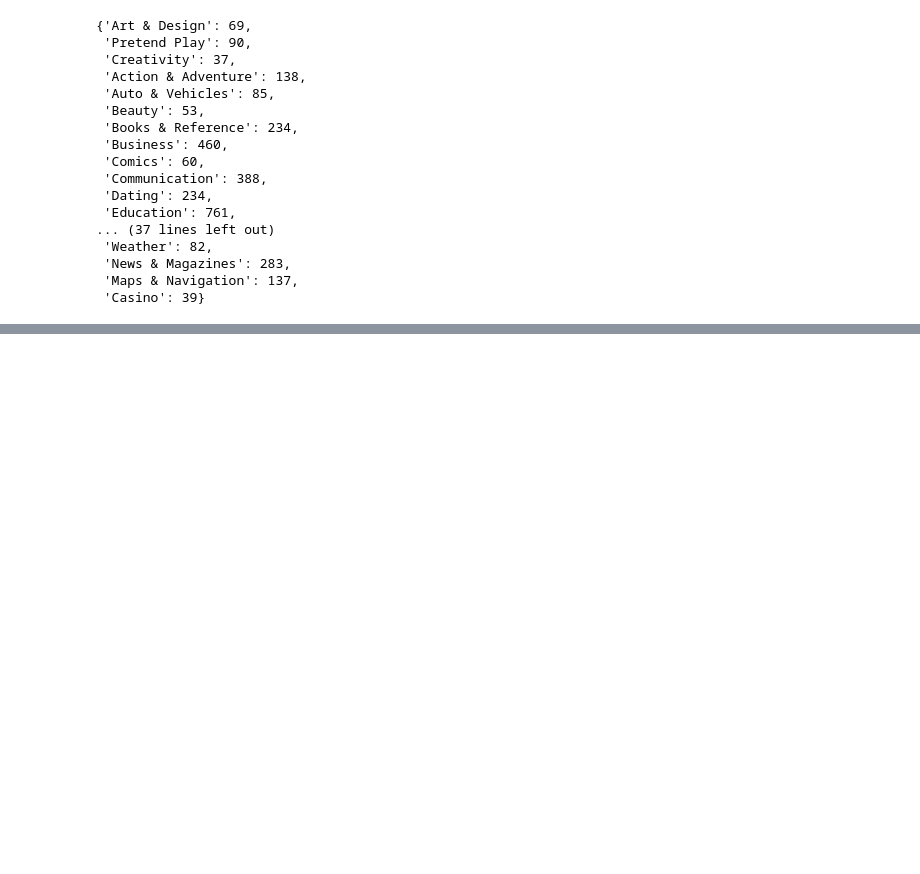
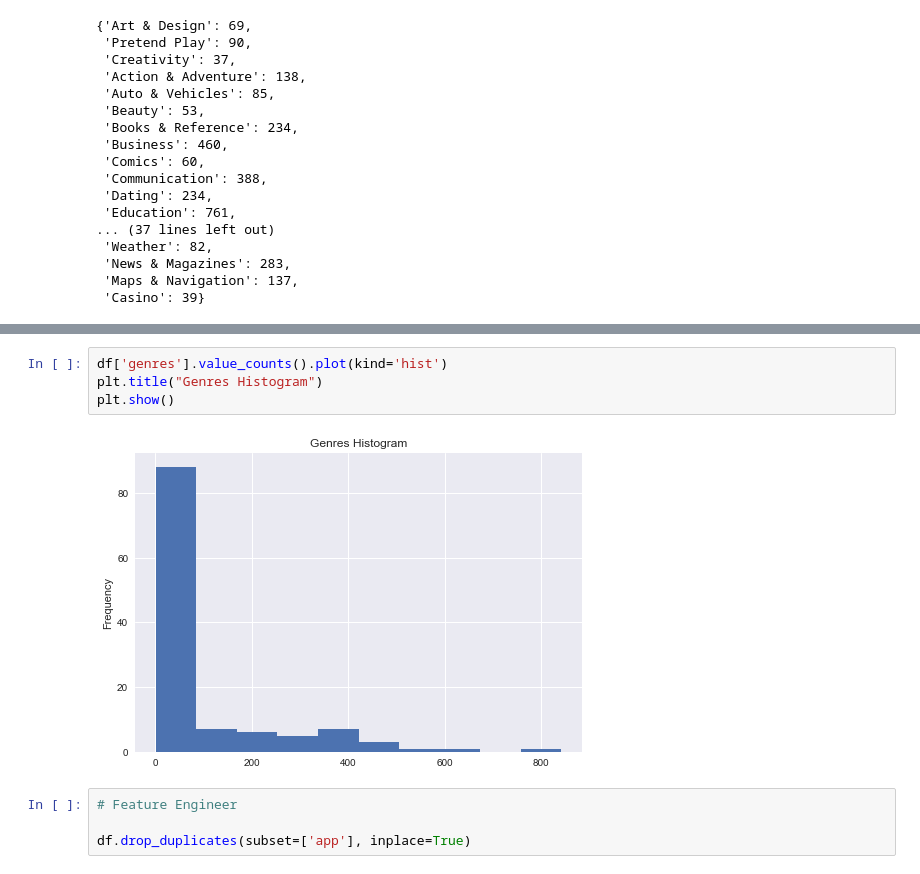
Before and after one commit to king-glitch/cs-434, a Jupyter notebook: index.ipynb, the cells around one changed output, grey strips where cells are left out. Drawn from its saved outputs; the diff is of its cells as text; blank space fills up the shorter version.

```diff
--- a/index.ipynb
+++ b/index.ipynb
@@ -270,0 +303,10 @@ Name: price, dtype: object
+# %%
+df['genres'].value_counts().plot(kind='hist')
+plt.title("Genres Histogram")
+plt.show()
+# %% [output]
+[figure, added]
+# %%
+# Feature Engineer
+
+df.drop_duplicates(subset=['app'], inplace=True)
```
Also changed, not shown: parts of 29 cells of this notebook.
